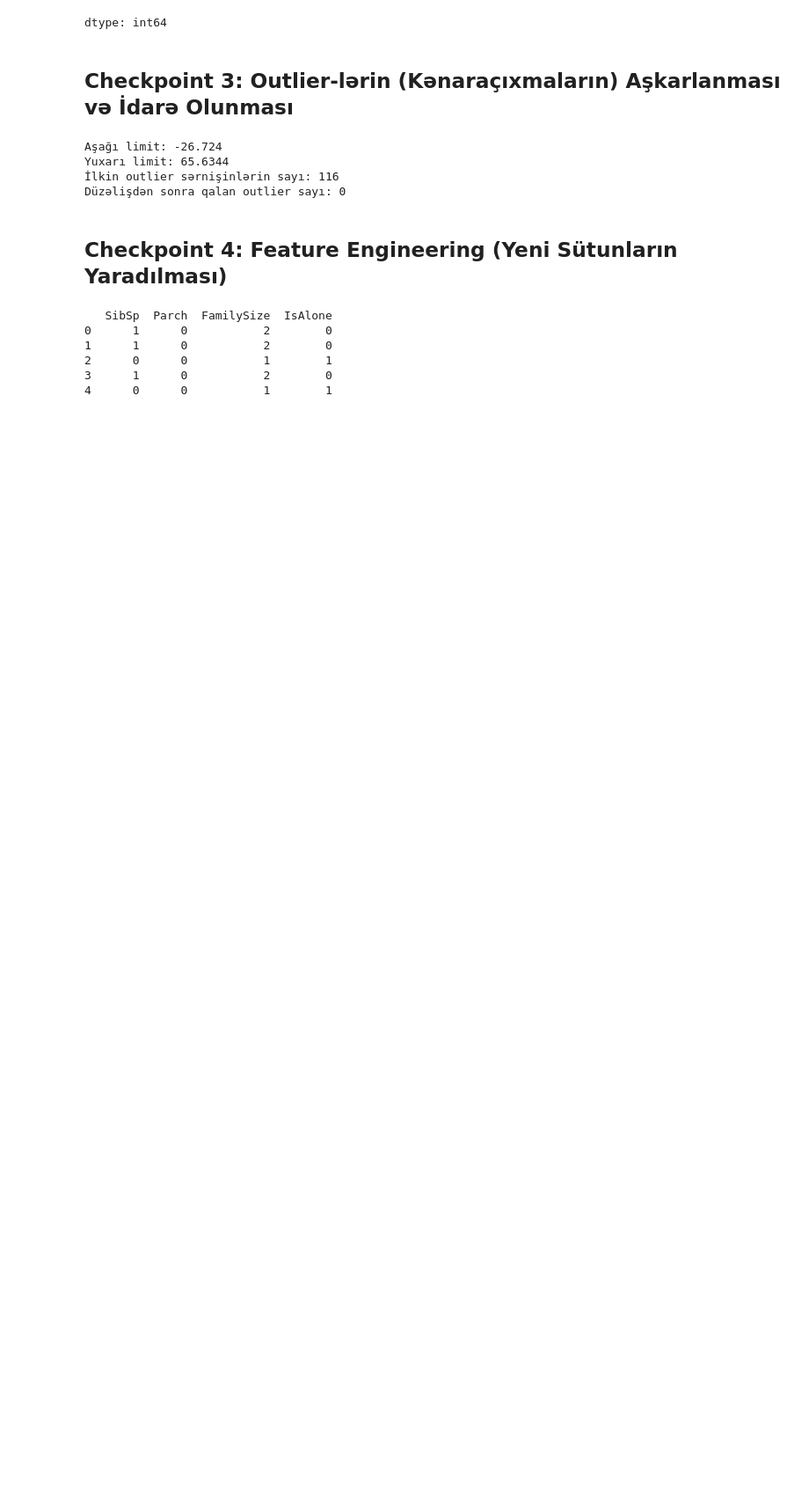
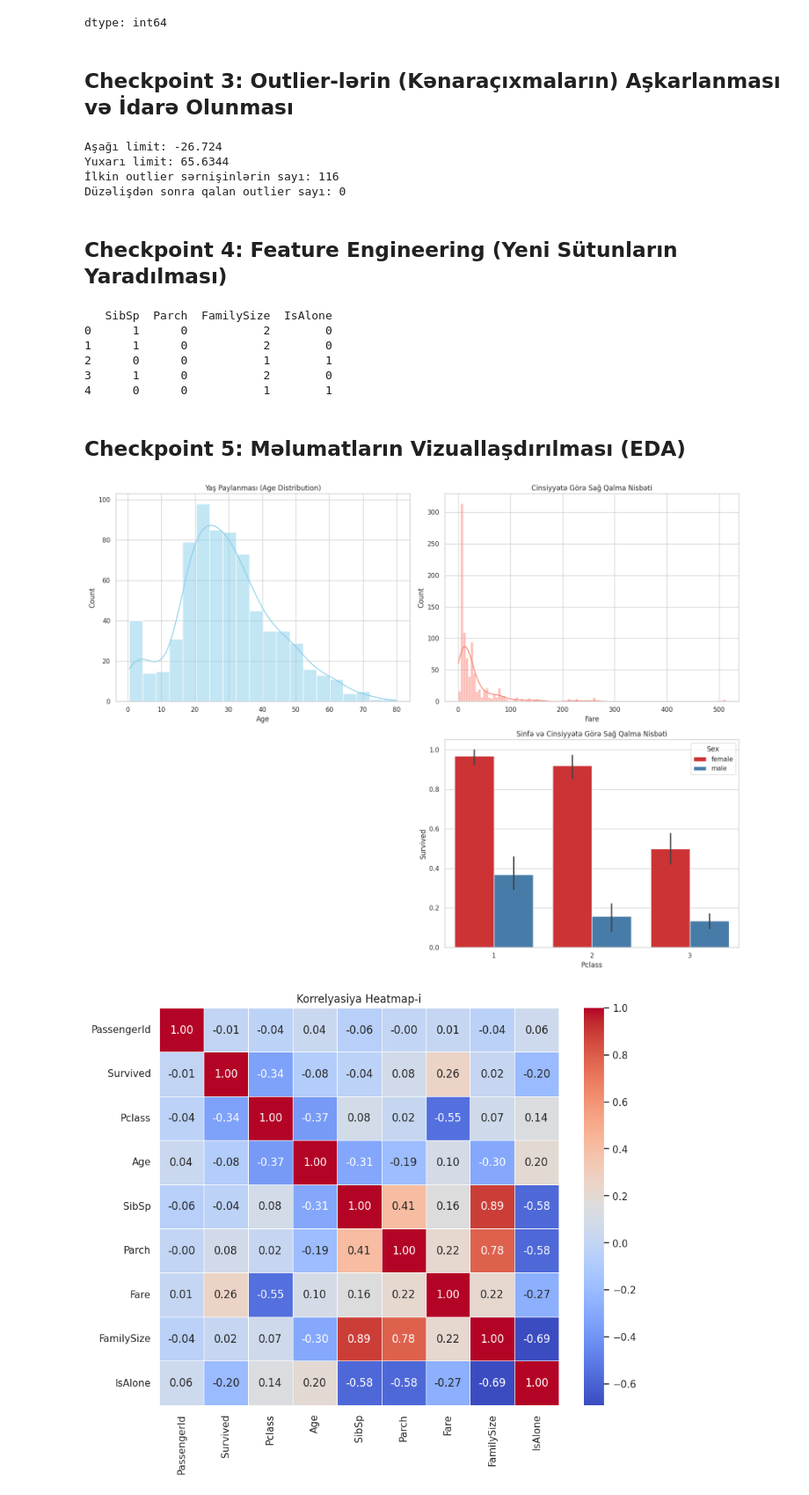
Before and after one commit to Ascenderr999/devjoint-titanic-analysis, a Jupyter notebook: Devjoint_EDA_Project.ipynb, the cells around one changed output. Shown at 88% size. Saved outputs shown, nothing was run; the diff lists cells and outputs as text; code cells hidden in the pictures; blank space fills up the shorter version.

Commit message:
CheckPoint 5

```diff
--- a/Devjoint_EDA_Project.ipynb
+++ b/Devjoint_EDA_Project.ipynb
@@ -142,3 +142,40 @@ print(df[['SibSp', 'Parch', 'FamilySize', 'IsAlone']].head())
 2      0      0           1        1
 3      1      0           2        0
 4      0      0           1        1
+# %% [markdown]
+## Checkpoint 5: Məlumatların Vizuallaşdırılması (EDA)
+# %%
+import matplotlib.pyplot as plt
+import seaborn as sns
+
+# Qrafiklərin stilini təyin edirik
+sns.set_theme(style="whitegrid")
+plt.figure(figsize=(16, 12))
+
+# Paylanma Qrafikləri (Age & Fare)
+plt.subplot(2, 2, 1)
+sns.histplot(df['Age'], kde=True, color='skyblue')
+plt.title('Yaş Paylanması (Age Distribution)')
+
+plt.subplot(2, 2, 2)
+sns.histplot(df['Fare'], kde=True, color='salmon')
+plt.title('Bilet Qiyməti Paylanması (Fare Distribution)')
+
+# Kateqorik Breakdown (Sex & Pclass vs Survived)
+plt.title('Cinsiyyətə Görə Sağ Qalma Nisbəti')
+plt.subplot(2, 2, 4)
+sns.barplot(x='Pclass', y='Survived', hue='Sex', data=df, palette='Set1')
+plt.title('Sinfə və Cinsiyyətə Görə Sağ Qalma Nisbəti')
+
+plt.tight_layout()
+plt.show()
+
+# Korrelyasiya Heatmap-i
+plt.figure(figsize=(10, 8))
+numeric_df = df.select_dtypes(include=['number'])
+sns.heatmap(numeric_df.corr(), annot=True, cmap='coolwarm', fmt=".2f", linewidths=0.5)
+plt.title('Korrelyasiya Heatmap-i')
+plt.show()
+# %% [output]
+[figure, added]
+[figure, added]
```
